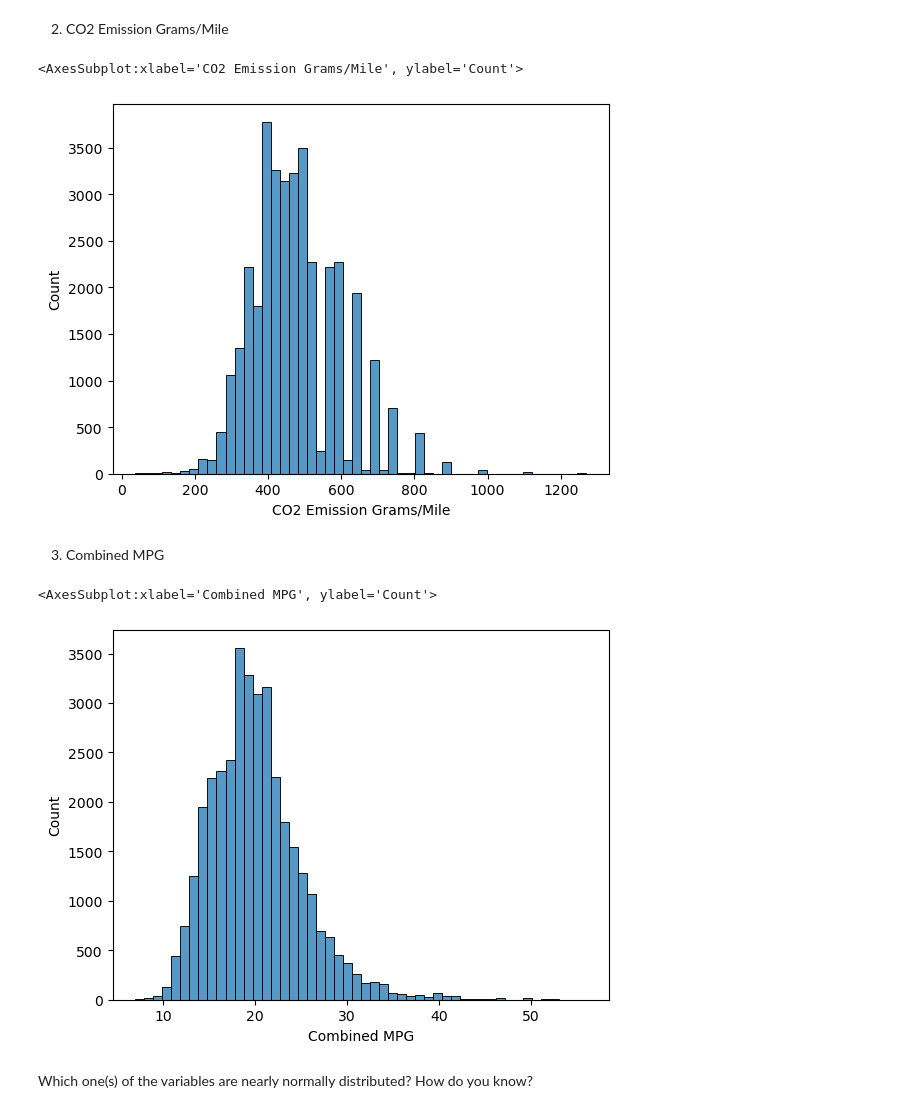
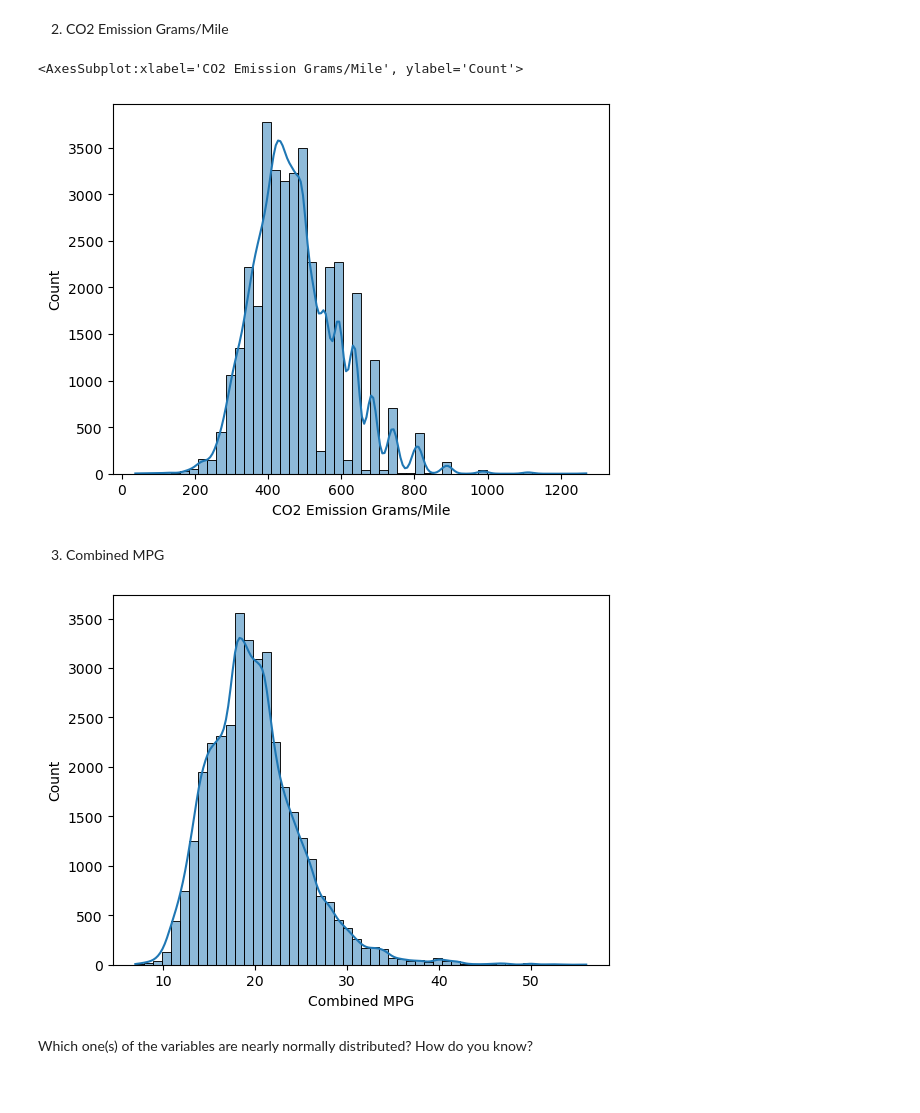
Before and after one commit to Hector1993prog/6.1-lab-continuous-probability-distributions, a Jupyter notebook: your-code/main.ipynb, the cells around one changed output. Saved outputs shown, nothing was run; the diff lists cells and outputs as text; code cells hidden in the pictures.

```diff
--- a/your-code/main.ipynb
+++ b/your-code/main.ipynb
@@ -139,17 +162,16 @@ sns.histplot(data= df['Fuel Barrels/Year'], bins=50);
 # %% [markdown]
 2. CO2 Emission Grams/Mile
 # %%
-sns.histplot(data= df['CO2 Emission Grams/Mile'], bins=50)
+sns.histplot(data= df['CO2 Emission Grams/Mile'], bins=50, kde=True);
 # %% [output]
 <AxesSubplot:xlabel='CO2 Emission Grams/Mile', ylabel='Count'>
-[figure, old version]
+[figure, new version]
 # %% [markdown]
 3. Combined MPG
 # %%
-sns.histplot(data= df['Combined MPG'], bins=50)
+sns.histplot(data= df['Combined MPG'], bins=50, kde=True);
 # %% [output]
-<AxesSubplot:xlabel='Combined MPG', ylabel='Count'>
-[figure, old version]
+[figure, new version]
 # %% [markdown]
 Which one(s) of the variables are nearly normally distributed? How do you know?
 # %%
```
Also changed, not shown: parts of 15 cells of this notebook.
